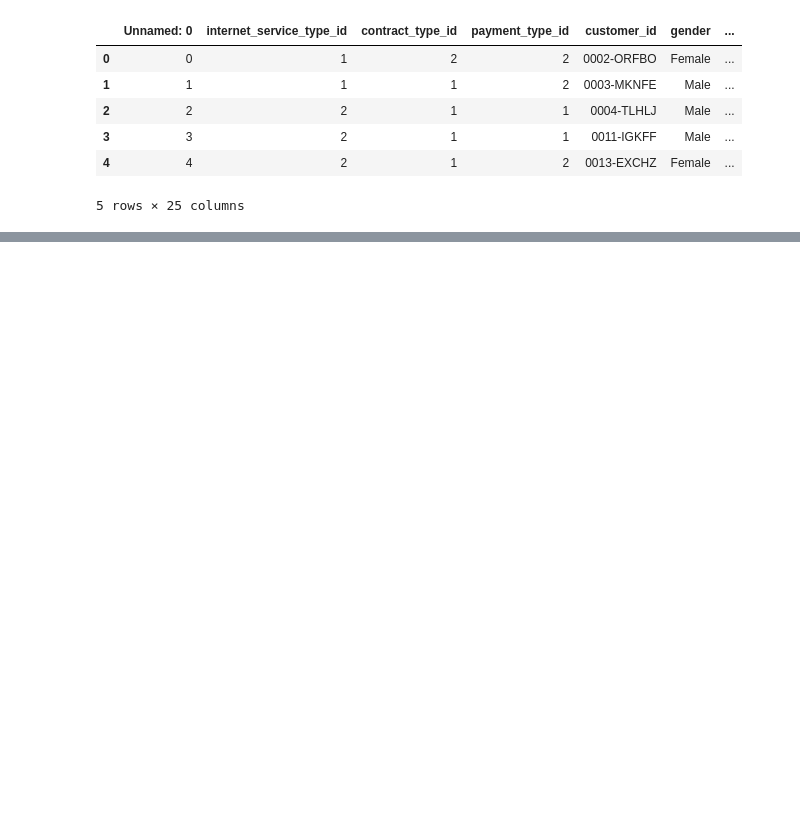
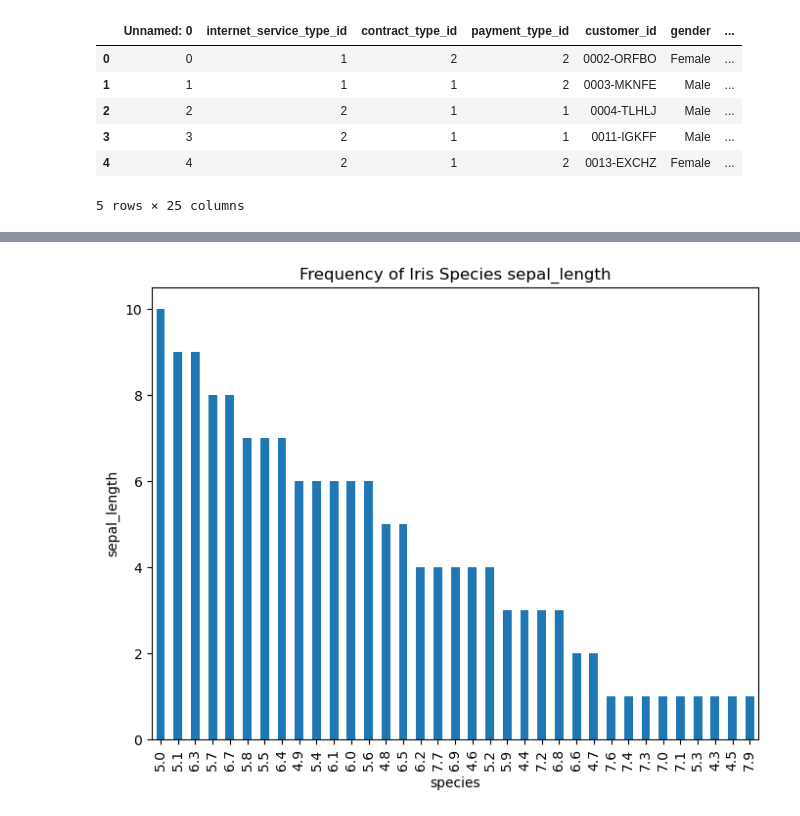
Before and after one commit to annie-carter/classification-exercises, a Jupyter notebook: classification_exercises.ipynb, the cells around one changed output, grey strips where cells are left out. Cells and saved outputs as stored; diff of their text form; code cells hidden in the pictures; blank space fills up the shorter version.

```diff
--- a/classification_exercises.ipynb
+++ b/classification_exercises.ipynb
@@ -308,0 +320,4 @@ telco_df.head()
+# %%
+# get iris data
+df_iris = acquire.get_iris_data()
+df_iris
@@ -308,0 +346,4 @@ telco_df.head()
+# %%
+ #Drop the unnecessary column
+df_iris = df_iris.drop(columns=['Unnamed: 0', 'measurement_id'])
+df_iris
@@ -308,0 +368,3 @@ telco_df.head()
+# %%
+df_iris = df_iris.rename(columns={'species_name':'species', 'species_id': "id"})
+df_iris
@@ -308,0 +466,13 @@ telco_df.head()
+# %%
+# Frequency table
+species_freq = df_iris['sepal_length'].value_counts()
+
+# Bar plot
+plt.figure(figsize=(8, 6))
+species_freq.plot(kind='bar')
+plt.xlabel('species')
+plt.ylabel('sepal_length')
+plt.title('Frequency of Iris Species sepal_length')
+plt.show()
+# %% [output]
+[figure, added]
```
Also changed, not shown: parts of 21 cells of this notebook.
